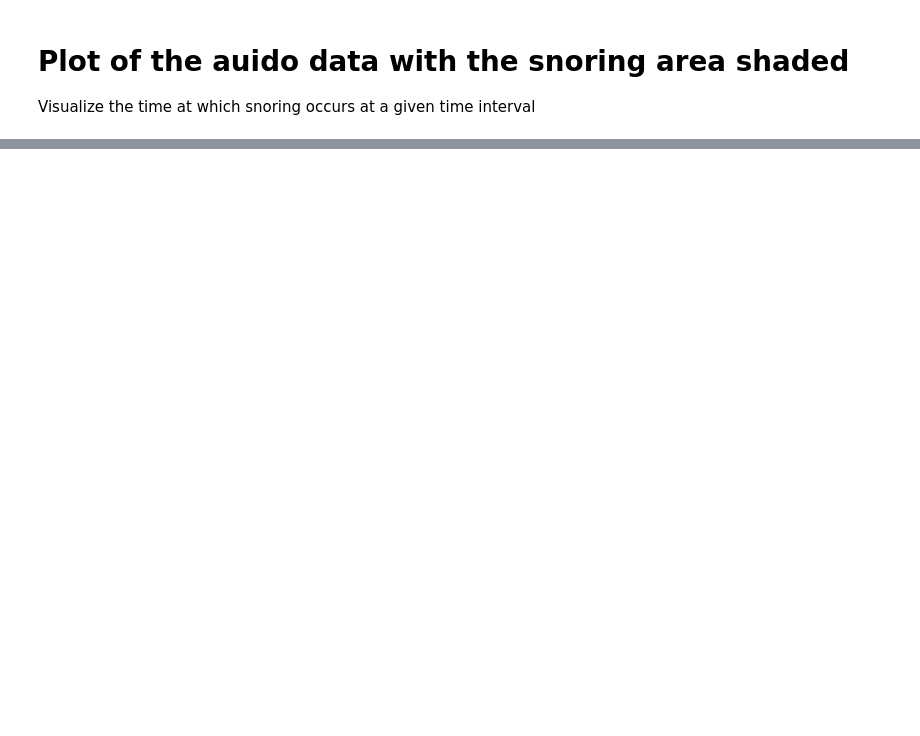
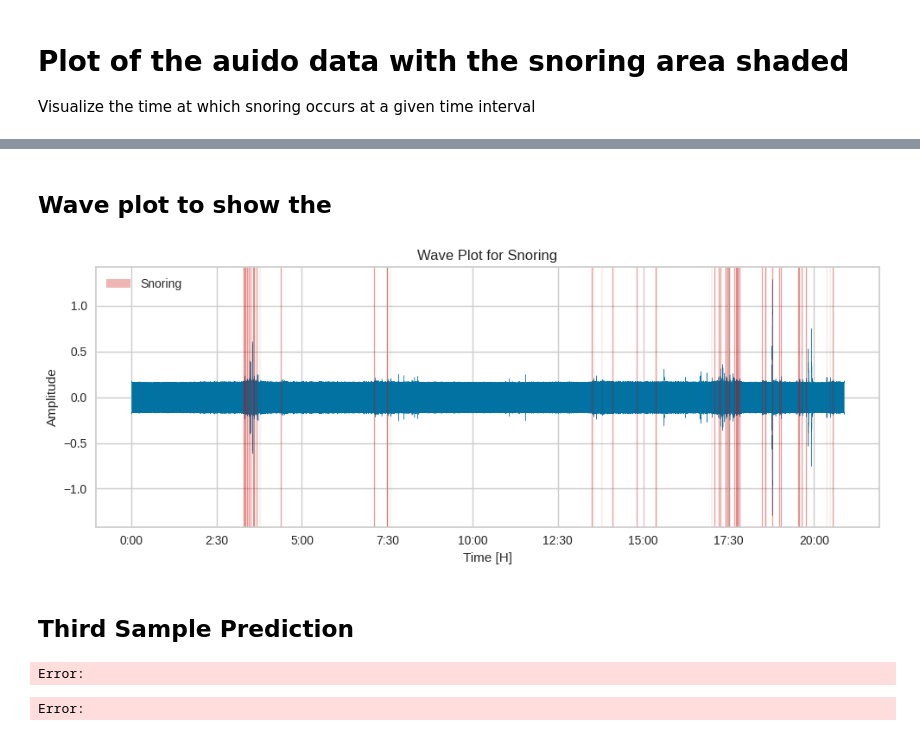
Before and after one commit to Ayikanying-ux/sleepiz_sleep_analysis, a Jupyter notebook: notebooks/preprocessing.ipynb, the cells around one changed output, grey strips where cells are left out. Saved outputs shown, nothing was run; the diff lists cells and outputs as text; code cells hidden in the pictures; blank space fills up the shorter version.

```diff
--- a/notebooks/preprocessing.ipynb
+++ b/notebooks/preprocessing.ipynb
@@ -478,0 +486,19 @@ plt.show()
+# %%
+audio_file = "../data/test_data/output_audio.wav"
+audio, predictions = makePredictions(audio_file)
+# %% [markdown]
+## Wave plot to show the
+# %%
+plotWave(audio, predictions)
+# %% [output]
+[figure, added]
+# %% [markdown]
+## Third Sample Prediction
+# %%
+audio_file = "../"
+audio, sr = librosa.load(audio_file)
+print(sr)
+#audio, predictions = makePredictions(audio_file)
+# %% [output]
+Error:
+Error:
```
Also changed, not shown: parts of 10 cells of this notebook, 6 other files.
